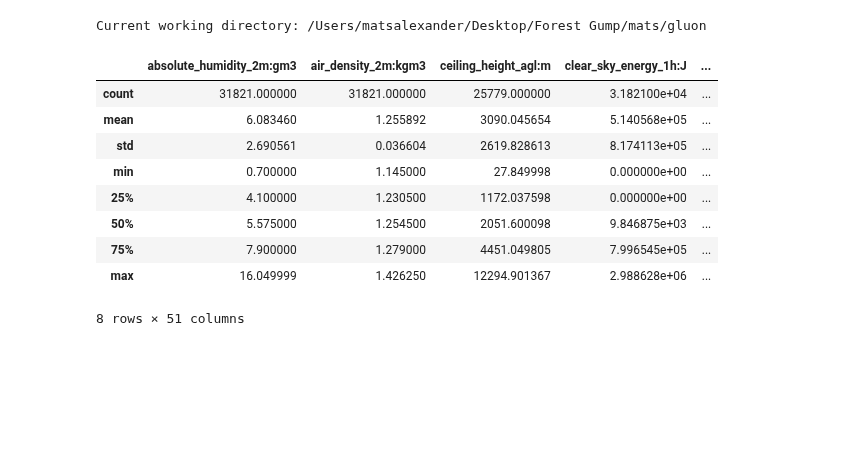
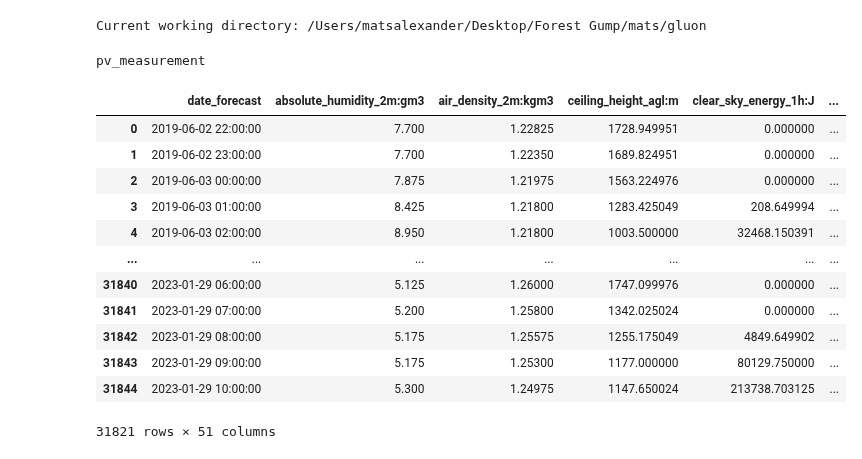
Before and after one commit to mikaelste/TDT4173-project, a Jupyter notebook: mats/gluon/gluon_3_145_tuning.ipynb, the cells around one changed output. Saved outputs shown, nothing was run; the diff lists cells and outputs as text; code cells hidden in the pictures; blank space fills up the shorter version.

```diff
--- a/mats/gluon/gluon_3_145_tuning.ipynb
+++ b/mats/gluon/gluon_3_145_tuning.ipynb
@@ -16,31 +19,38 @@ pipin = Pipeline()
 # %% [output]
 Current working directory: /Users/matsalexander/Desktop/Forest Gump/mats/gluon
 # %%
-df1_0 = pipin.get_data("A")
-df2_0 = pipin.get_data("B")
-df3_0 = pipin.get_data("C")
+df1_0 = pipin.get_data("A", keeptime=True)
+df2_0 = pipin.get_data("B", keeptime=True)
+df3_0 = pipin.get_data("C", keeptime=True)
 # %%
 # remove_consecutive_measurments
 # 6/24
 df1_0 = pipin.remove_consecutive_measurments(df1_0, 4, 24)
 df2_0 = pipin.remove_consecutive_measurments(df2_0, 4, 24)
 df3_0 = pipin.remove_consecutive_measurments(df3_0, 4, 24)
+# %%
+print(df1_0.columns[-1])
+# %% [output]
+pv_measurement
 # %%
 # tuning
 # split_train_summer_2021 test this
-train1, tune1 = pipin.split_train_tune(df1_0 )
-train2, tune2 = pipin.split_train_tune(df2_0 )
-train3, tune3 = pipin.split_train_tune(df3_0 )
+train1, tune_estimated1 = pipin.split_train_tune(df1_0)
+train2, tune_estimated2 = pipin.split_train_tune(df2_0)
+train3, tune_estimated3 = pipin.split_train_tune(df3_0)
-# %%
-tune1.describe()
-# %% [output]
-|  | absolute_humidity_2m:gm3 | air_density_2m:kgm3 | ceiling_height_agl:m | clear_sky_energy_1h:J | ... |
-| count | 31821.000000 | 31821.000000 | 25779.000000 | 3.182100e+04 | ... |
-| mean | 6.083460 | 1.255892 | 3090.045654 | 5.140568e+05 | ... |
-| std | 2.690561 | 0.036604 | 2619.828613 | 8.174113e+05 | ... |
-| min | 0.700000 | 1.145000 | 27.849998 | 0.000000e+00 | ... |
-| 25% | 4.100000 | 1.230500 | 1172.037598 | 0.000000e+00 | ... |
-| 50% | 5.575000 | 1.254500 | 2051.600098 | 9.846875e+03 | ... |
-| 75% | 7.900000 | 1.279000 | 4451.049805 | 7.996545e+05 | ... |
-| max | 16.049999 | 1.426250 | 12294.901367 | 2.988628e+06 | ... |
-8 rows × 51 columns
+# %%
+train1
+# %% [output]
+|  | date_forecast | absolute_humidity_2m:gm3 | air_density_2m:kgm3 | ceiling_height_agl:m | clear_sky_energy_1h:J | ... |
+| 0 | 2019-06-02 22:00:00 | 7.700 | 1.22825 | 1728.949951 | 0.000000 | ... |
+| 1 | 2019-06-02 23:00:00 | 7.700 | 1.22350 | 1689.824951 | 0.000000 | ... |
+| 2 | 2019-06-03 00:00:00 | 7.875 | 1.21975 | 1563.224976 | 0.000000 | ... |
+| 3 | 2019-06-03 01:00:00 | 8.425 | 1.21800 | 1283.425049 | 208.649994 | ... |
+| 4 | 2019-06-03 02:00:00 | 8.950 | 1.21800 | 1003.500000 | 32468.150391 | ... |
+| ... | ... | ... | ... | ... | ... | ... |
+| 31840 | 2023-01-29 06:00:00 | 5.125 | 1.26000 | 1747.099976 | 0.000000 | ... |
+| 31841 | 2023-01-29 07:00:00 | 5.200 | 1.25800 | 1342.025024 | 0.000000 | ... |
+| 31842 | 2023-01-29 08:00:00 | 5.175 | 1.25575 | 1255.175049 | 4849.649902 | ... |
+| 31843 | 2023-01-29 09:00:00 | 5.175 | 1.25300 | 1177.000000 | 80129.750000 | ... |
+| 31844 | 2023-01-29 10:00:00 | 5.300 | 1.24975 | 1147.650024 | 213738.703125 | ... |
+31821 rows × 51 columns
```
Also changed, not shown: parts of 19 cells of this notebook, 5 other files.
